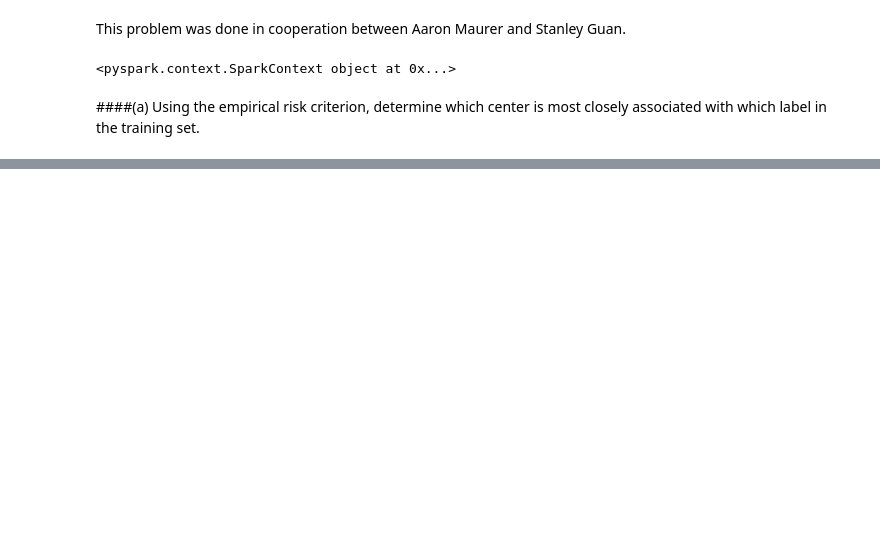
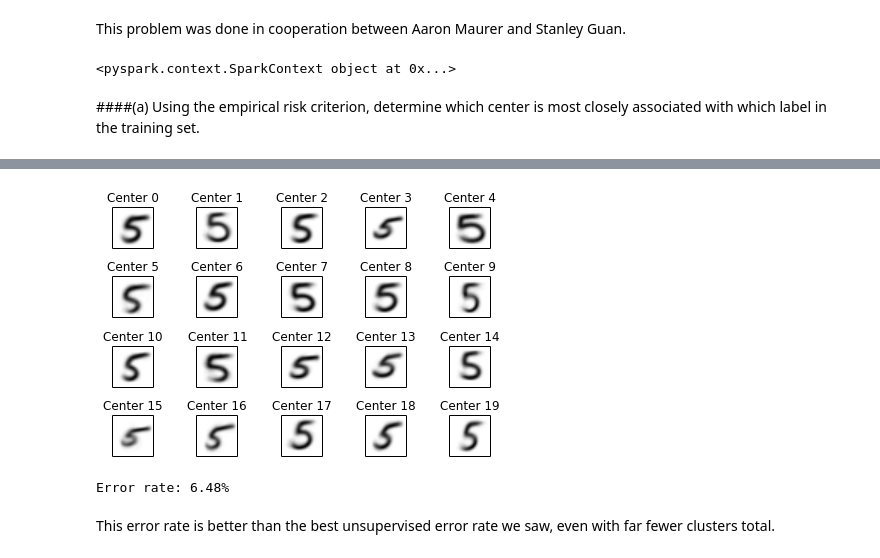
Before and after one commit to ajmaurer/Chicago-Course-Work, a Jupyter notebook: stat376/assn2_kmeans.ipynb, the cells around one changed output, grey strips where cells are left out. Saved outputs shown, nothing was run; the diff lists cells and outputs as text; code cells hidden in the pictures; blank space fills up the shorter version.

```diff
--- a/stat376/assn2_kmeans.ipynb
+++ b/stat376/assn2_kmeans.ipynb
@@ -275,0 +93,8 @@ Error rate: 6.52%
+# %%
+# Compute test error for a range of K
+# was going to do up to 1000, took too long
+kVals = [int(x) for x in np.logspace(1,3,40) if int(x)<=554]
+for k in kVals:
+    if not k in clustersK     : clustersK[k] = KMeans.train(digits_train.map(itemgetter(1)), k, maxIterations = 50, runs = 5, initializationMode = "random")
+    if not k in clustersMatchK: clustersMatchK[k] = asscLabels(digits_train,clustersK[k])
+    if not k in ratesK        : ratesK[k]=errorRate(digits_dev,clustersK[k],clustersMatchK[k])
@@ -275,0 +148,36 @@ Error rate: 6.52%
+# %%
+# now find all clusters
+cl = 20  # how many clusters per digit?
+cls = [] # stores the 10 KMeans.train objects
+for i in range(10):
+    obj = KMeans.train(digits_train.filter(lambda x: x[0] == i).map(itemgetter(1)), cl, maxIterations = 50, runs = 5, initializationMode = "random")
+    cls.append(obj)
+# %%
+# Take a look at the cluster centers for 5
+f,subplts = plt.subplots(cl//5,5)
+f.tight_layout()
+for i in range(cl):
+    r = i/5
+    c = i%5
+    subplts[r,c].imshow(cls[5].centers[i].reshape(28,28)).set_cmap('gray_r')
+    subplts[r,c].axes.get_xaxis().set_visible(False)
+    subplts[r,c].get_yaxis().set_visible(False)
+    subplts[r,c].set_title('Center ' + str(i))
+# %% [output]
+[figure, added]
+# %%
+# find error rate on test set
+def isCorrect(x): # map job on test set
+    mindist = float("inf")
+    lab = -1
+    for i in range(10): # for each label
+        dist = np.linalg.norm(cls[i].centers[cls[i].predict(x[1])]-x[1],2)
+        if dist < mindist:
+            mindist = dist
+            lab = i
+    return x[0] == lab
+print 'Error rate: %.2f%%' % ((1 - digits_dev.map(isCorrect).sum() / digits_dev.count()) * 100)
+# %% [output]
+Error rate: 6.48%
+# %% [markdown]
+This error rate is better than the best unsupervised error rate we saw, even with far fewer clusters total.
```
Also changed, not shown: parts of 36 cells of this notebook, 1 other file.
